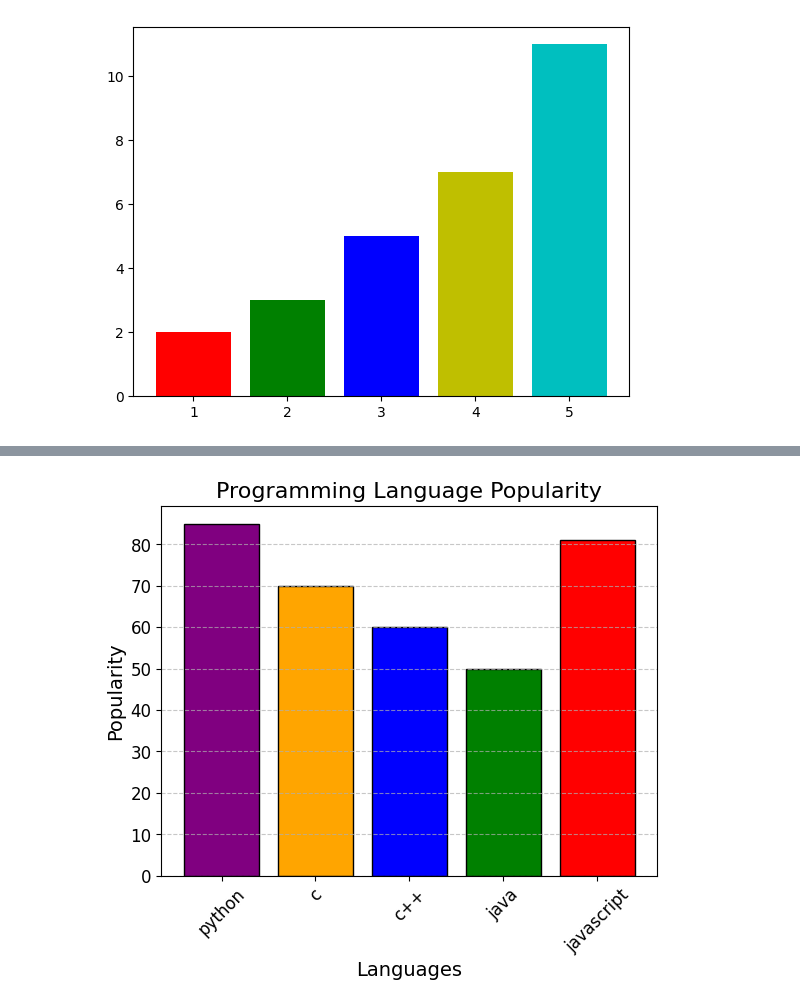
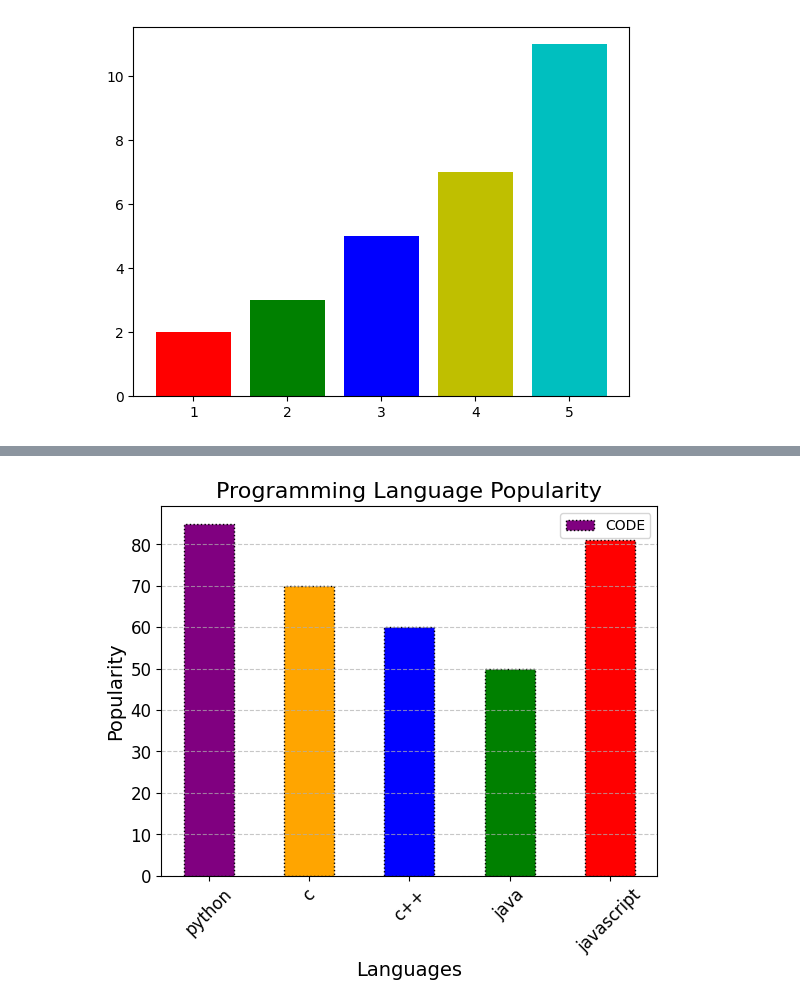
Before and after one commit to bijoybiswas21/Python, a Jupyter notebook: Python Ai/Matplotlib/mat.ipynb, the cells around one changed output, grey strips where cells are left out. Drawn from its saved outputs; the diff is of its cells as text; code cells hidden in the pictures.

```diff
--- a/Python Ai/Matplotlib/mat.ipynb
+++ b/Python Ai/Matplotlib/mat.ipynb
@@ -151,22 +198,23 @@ Bar Plot
 # %%
 import matplotlib.pyplot as plt
 x=['python', 'c', 'c++', 'java', 'javascript']
 y=[85, 70, 60, 50, 81]
 plt.xlabel('Languages', fontsize=14)
 plt.xticks(rotation=45, fontsize=12)
 plt.ylabel('Popularity', fontsize=14)
 plt.yticks(fontsize=12)
 plt.title('Programming Language Popularity', fontsize=16)
 plt.grid(axis='y', linestyle='--', alpha=0.7)
 c=['purple', 'orange', 'blue', 'green', 'red']
-plt.bar(x, y, color=c,edgecolor='black',)
+plt.bar(x, y, width=0.5,color=c,edgecolor='black',linestyle=':',label="CODE")
+plt.legend()
 plt.show()
 # This code creates a bar chart showing the popularity of different programming languages.
 # The x-axis represents the languages, and the y-axis represents their popularity scores.
 # The chart includes labels for the axes, a title, and grid lines for better readability.
 # The bars are colored purple, and the x-axis labels are rotated for better visibility.
 # The chart is displayed using plt.show().
 # This code creates a bar chart showing the popularity of different programming languages.
 # The x-axis represents the languages, and the y-axis represents their popularity scores.
 # %% [output]
-[figure, old version]
+[figure, new version]
```
Also changed, not shown: parts of 10 cells of this notebook, 1 other file.
